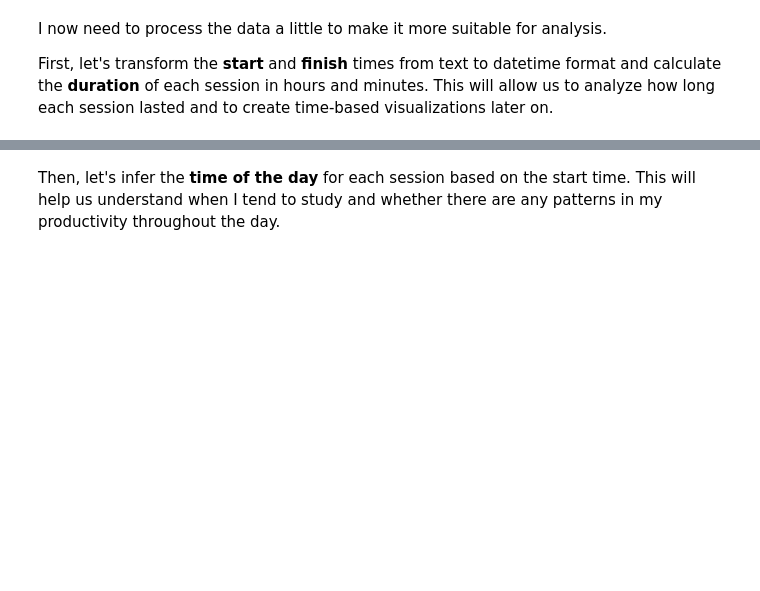
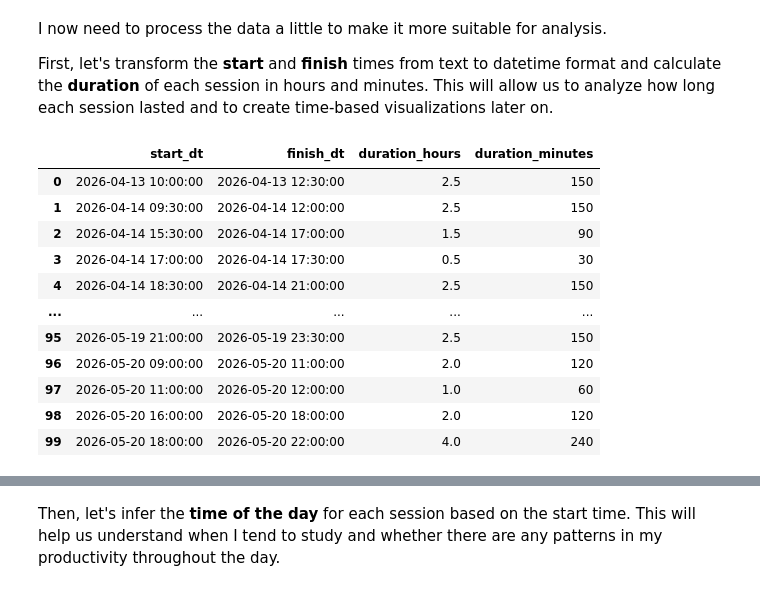
Before and after one commit to epistrephein/charting-the-grind, a Jupyter notebook: notebook.ipynb, the cells around one changed output, grey strips where cells are left out. Drawn from its saved outputs; the diff is of its cells as text; code cells hidden in the pictures; blank space fills up the shorter version.

```diff
--- a/notebook.ipynb
+++ b/notebook.ipynb
@@ -60,17 +61,29 @@ First, let's transform the **start** and **finish** times from text to datetime
 # %%
 # combine date + time into datetime columns
 df["start_dt"] = pd.to_datetime(df["date"] + " " + df["start"], dayfirst=True)
 df["finish_dt"] = pd.to_datetime(df["date"] + " " + df["finish"], dayfirst=True)
 
 # calculate duration as a time delta
 df["duration"] = df["finish_dt"] - df["start_dt"]
 
 # convert duration to hours as a float
 df["duration_hours"] = df["duration"].dt.total_seconds() / 3600
 
 # convert duration to minutes as an integer
 df["duration_minutes"] = (df["duration"].dt.total_seconds() / 60).astype(int)
 
-# print the start, finish and duration columns to check the calculations
-print(df[["start_dt", "finish_dt", "duration_hours", "duration_minutes"]])
+# display the start, finish and duration columns to check the calculations
+display(df[["start_dt", "finish_dt", "duration_hours", "duration_minutes"]])
 # %% [output]
+|  | start_dt | finish_dt | duration_hours | duration_minutes |
+| 0 | 2026-04-13 10:00:00 | 2026-04-13 12:30:00 | 2.5 | 150 |
+| 1 | 2026-04-14 09:30:00 | 2026-04-14 12:00:00 | 2.5 | 150 |
+| 2 | 2026-04-14 15:30:00 | 2026-04-14 17:00:00 | 1.5 | 90 |
+| 3 | 2026-04-14 17:00:00 | 2026-04-14 17:30:00 | 0.5 | 30 |
+| 4 | 2026-04-14 18:30:00 | 2026-04-14 21:00:00 | 2.5 | 150 |
+| ... | ... | ... | ... | ... |
+| 95 | 2026-05-19 21:00:00 | 2026-05-19 23:30:00 | 2.5 | 150 |
+| 96 | 2026-05-20 09:00:00 | 2026-05-20 11:00:00 | 2.0 | 120 |
+| 97 | 2026-05-20 11:00:00 | 2026-05-20 12:00:00 | 1.0 | 60 |
+| 98 | 2026-05-20 16:00:00 | 2026-05-20 18:00:00 | 2.0 | 120 |
+| 99 | 2026-05-20 18:00:00 | 2026-05-20 22:00:00 | 4.0 | 240 |
```
Also changed, not shown: parts of 20 cells of this notebook, 3 other files.
